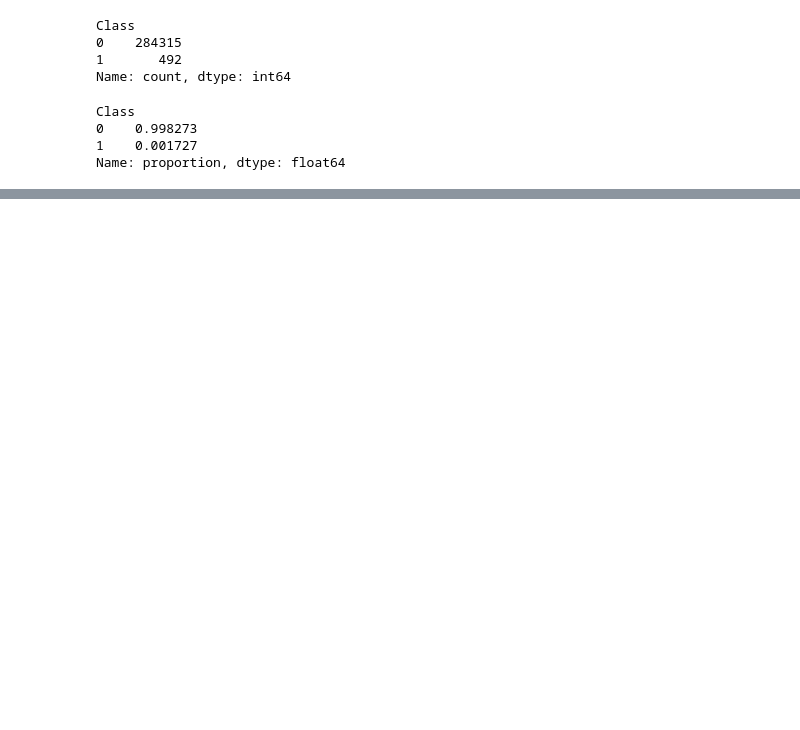
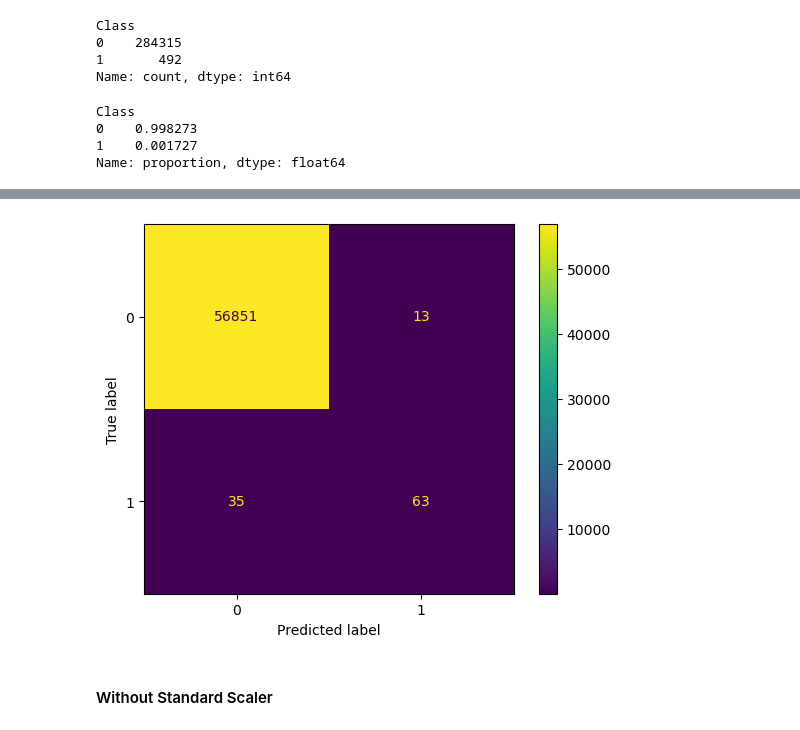
Before and after one commit to Jagunmolu/credit-card-fraud-detection, a Jupyter notebook: credit_card_fraud_detection.ipynb, the cells around one changed output, grey strips where cells are left out. Cells and saved outputs as stored; diff of their text form; code cells hidden in the pictures; blank space fills up the shorter version.

```diff
--- a/credit_card_fraud_detection.ipynb
+++ b/credit_card_fraud_detection.ipynb
@@ -159,10 +124,13 @@ drop_list = ['Time_Hr', 'V13' ,'V15', 'V22', 'V23', 'V25', 'V26', 'Time']
 # %%
-def split_data(df, drop_list):
-    df=df.drop(drop_list, axis=1)
+# A function to remove columns that might not be useful for prediction
+
+def split_data(df, drop_list=None, test_size=0.2, stratify=True):
+    if drop_list:
+        df=df.drop(drop_list, axis=1)
     X=df.drop(['Class'], axis=1)
     Y=df["Class"]
     xData = X.values
     yData = Y.values
     xTrain, xTest, yTrain, yTest = train_test_split(
-            xData, yData, test_size=0.2, random_state=42)
+            xData, yData, test_size=test_size, random_state=42, stratify=None if not stratify else yData)
     return xTrain, xTest, yTrain, yTest
@@ -172,0 +252,8 @@ NameError: name 'train_test_split' is not defined
+# %%
+lr = LogisticRegression(random_state=42, max_iter=100_000)
+params = {"penalty": ["l1", "l2", "elasticnet"], "C": np.linspace(.1, 2, 10)}
+scoring = ["accuracy", "precision", "recall", "f1", "neg_log_loss"]
+cv = StratifiedShuffleSplit(test_size=.3, random_state=42)
+grid = GridSearchCV(lr, param_grid=params, cv=cv, n_jobs=-1, scoring="accuracy")
+clf = make_pipeline(StandardScaler(), grid)
+clf.fit(X_train, y_train)
@@ -172,0 +273,6 @@ NameError: name 'train_test_split' is not defined
+# %%
+ConfusionMatrixDisplay.from_estimator(clf, X_test, y_test);
+# %% [output]
+[figure, added]
+# %% [markdown]
+#### Without Standard Scaler
```
Also changed, not shown: parts of 99 cells of this notebook.
